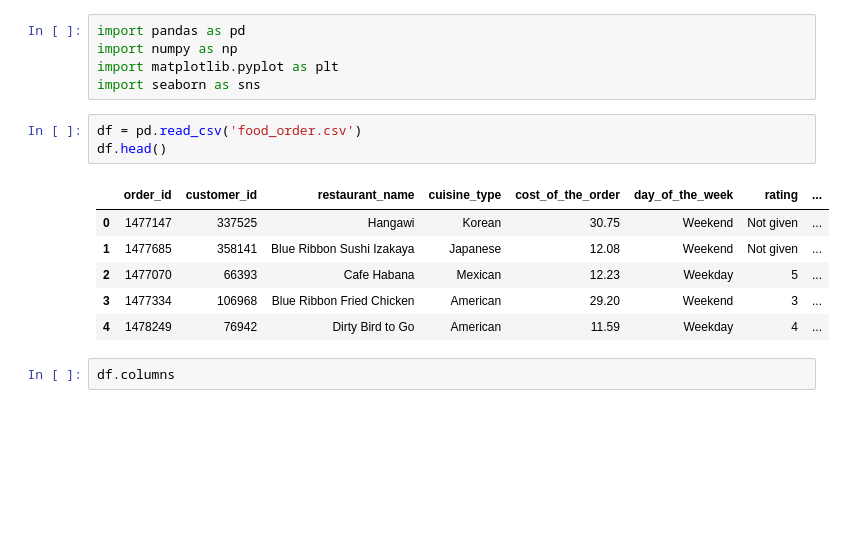
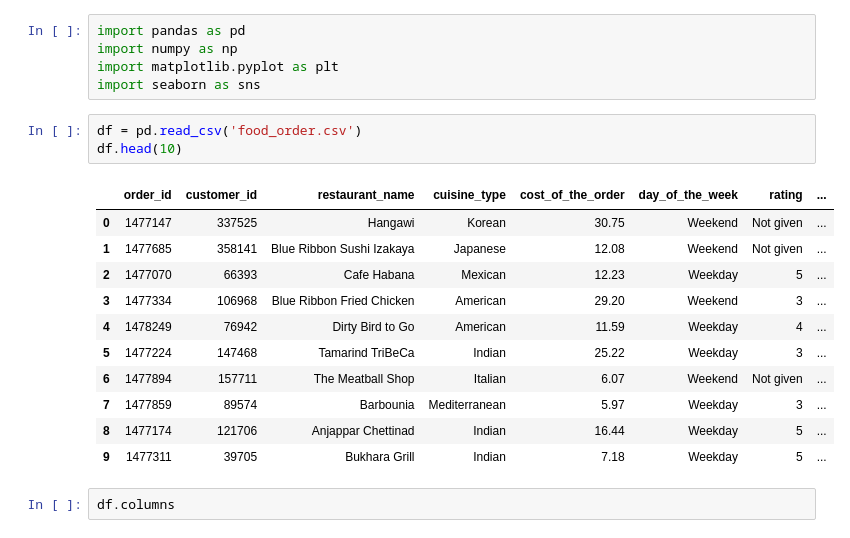
Before and after one commit to MausVII/nyc_restaurants_pandas_exploration, a Jupyter notebook: exploration.ipynb, the cells around one changed output. Saved outputs shown, nothing was run; the diff lists cells and outputs as text; blank space fills up the shorter version.

```diff
--- a/exploration.ipynb
+++ b/exploration.ipynb
@@ -5,14 +5,19 @@ import matplotlib.pyplot as plt
 import seaborn as sns
 # %%
 df = pd.read_csv('food_order.csv')
-df.head()
+df.head(10)
 # %% [output]
 |  | order_id | customer_id | restaurant_name | cuisine_type | cost_of_the_order | day_of_the_week | rating | ... |
 | 0 | 1477147 | 337525 | Hangawi | Korean | 30.75 | Weekend | Not given | ... |
 | 1 | 1477685 | 358141 | Blue Ribbon Sushi Izakaya | Japanese | 12.08 | Weekend | Not given | ... |
 | 2 | 1477070 | 66393 | Cafe Habana | Mexican | 12.23 | Weekday | 5 | ... |
 | 3 | 1477334 | 106968 | Blue Ribbon Fried Chicken | American | 29.20 | Weekend | 3 | ... |
 | 4 | 1478249 | 76942 | Dirty Bird to Go | American | 11.59 | Weekday | 4 | ... |
+| 5 | 1477224 | 147468 | Tamarind TriBeCa | Indian | 25.22 | Weekday | 3 | ... |
+| 6 | 1477894 | 157711 | The Meatball Shop | Italian | 6.07 | Weekend | Not given | ... |
+| 7 | 1477859 | 89574 | Barbounia | Mediterranean | 5.97 | Weekday | 3 | ... |
+| 8 | 1477174 | 121706 | Anjappar Chettinad | Indian | 16.44 | Weekday | 5 | ... |
+| 9 | 1477311 | 39705 | Bukhara Grill | Indian | 7.18 | Weekday | 5 | ... |
 # %%
 df.columns
 # %% [output]
```
Also changed, not shown: parts of 18 cells of this notebook.
